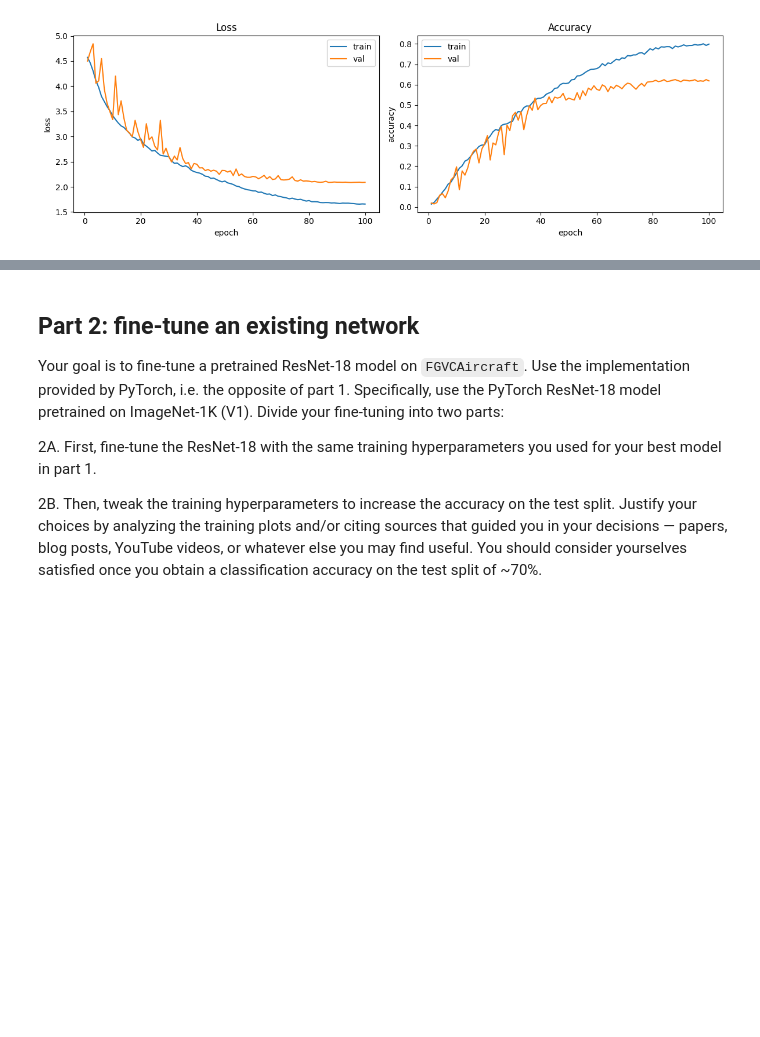
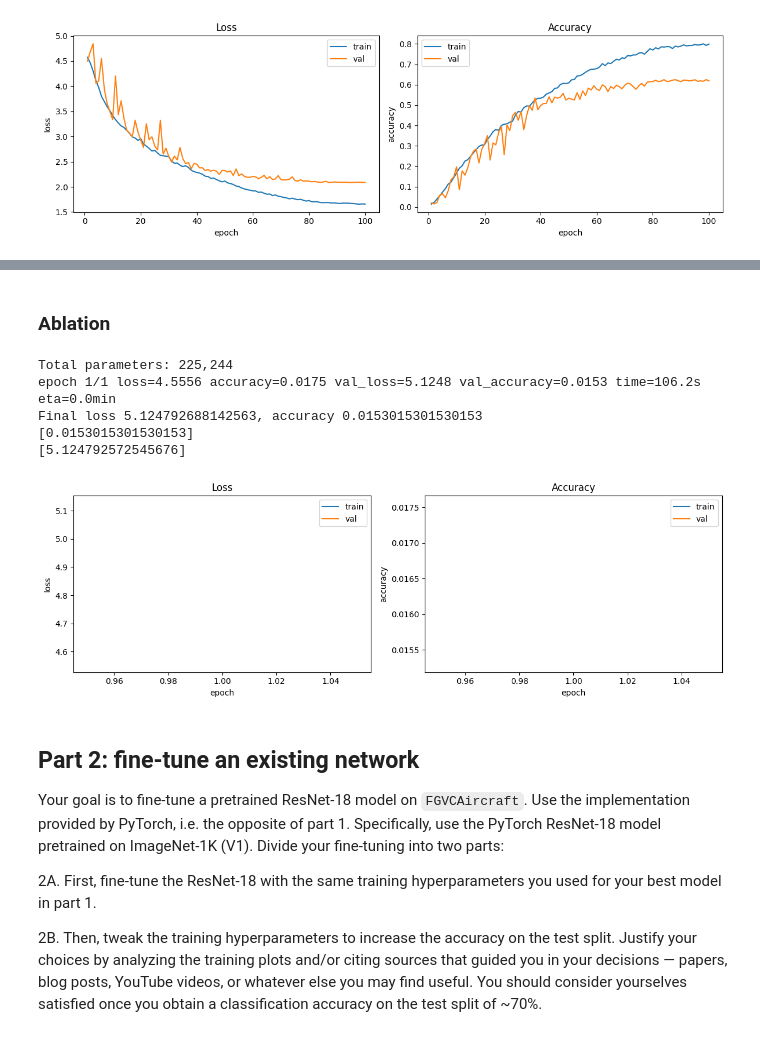
Before and after one commit to Tarekun/computer-vision-project, a Jupyter notebook: assignment_module_two.ipynb, the cells around one changed output, grey strips where cells are left out. Saved outputs shown, nothing was run; the diff lists cells and outputs as text; code cells hidden in the pictures; blank space fills up the shorter version.

Commit message:
ablation prep

```diff
--- a/assignment_module_two.ipynb
+++ b/assignment_module_two.ipynb
@@ -872,3 +1071,28 @@ plt.show()
+# %% [markdown]
+### Ablation
+# %%
+config = ExpConfig(
+    stem_channels=(12, 24, 48), #->32x32
+    stage_channels=(48, 96, 192), #->4x4
+    stage_stride=(2,2,2),
+    canonical_size=CANONICAL_SIZE,
+    block_type="inception",
+    classifier_hidden_dim=192,
+    label_smoothing=0.0,
+    dropout=0.0,
+    stochastic_depth=0.0,
+    learning_rate=0.005,
+    weight_decay=0.0,
+)
+_, history = train_model(config, split_validation=False, epochs=1)
+plot_results(history)
+# %% [output]
+Total parameters: 225,244
+epoch 1/1 loss=4.5556 accuracy=0.0175 val_loss=5.1248 val_accuracy=0.0153 time=106.2s eta=0.0min
+Final loss 5.124792688142563, accuracy 0.0153015301530153
+[0.0153015301530153]
+[5.124792572545676]
+[figure, added]
 # %% [markdown]
 ## Part 2: fine-tune an existing network
 
```
Also changed, not shown: parts of 5 cells of this notebook.
